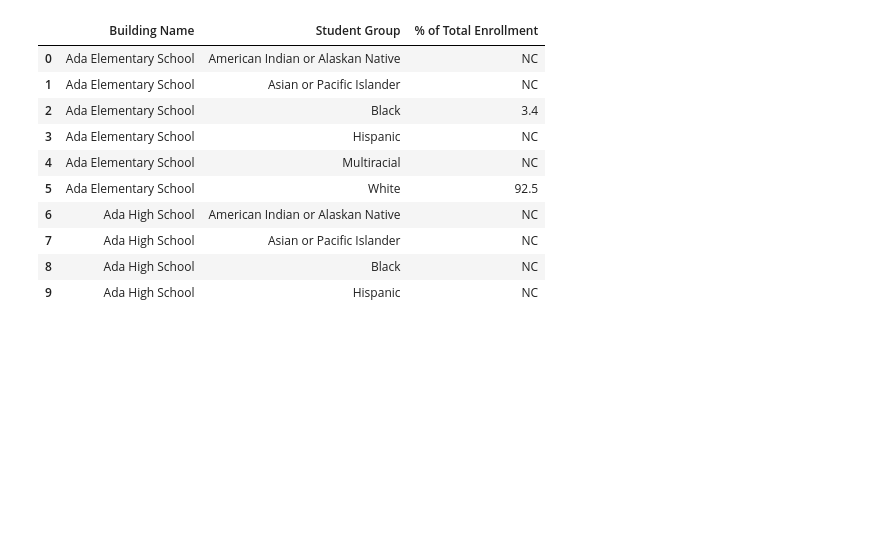
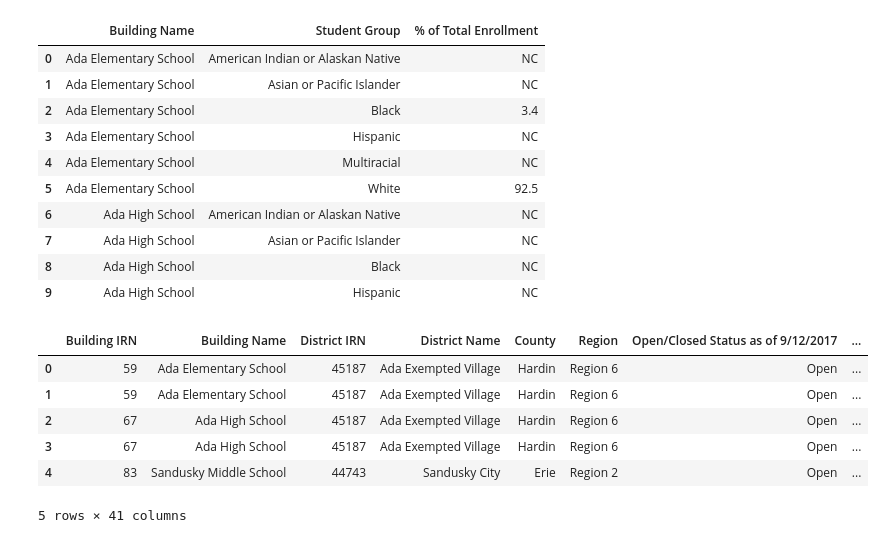
Before and after one commit to Teddi009x/Team_Scholastic_Crush, a Jupyter notebook: TeamScholasticCrush.ipynb, the cells around one changed output. Drawn from its saved outputs; the diff is of its cells as text; code cells hidden in the pictures; blank space fills up the shorter version.

```diff
--- a/TeamScholasticCrush.ipynb
+++ b/TeamScholasticCrush.ipynb
@@ -100,3 +100,15 @@ public_race_black = df_black.merge(public_df, on="Building Name")
 public_race_black = public_race_black.replace(to_replace="", value="0")
 public_race_white = public_race_white.replace(to_replace="", value="0")
 public_race_latinx = public_race_latinx.replace(to_replace="", value="0")
+# %%
+csvpath3 = "Resources/Economic.csv"
+raw_data_econ = pd.read_csv(csvpath3)
+raw_data_econ.head()
+# %% [output]
+|  | Building IRN | Building Name | District IRN | District Name | County | Region | Open/Closed Status as of 9/12/2017 | ... |
+| 0 | 59 | Ada Elementary School | 45187 | Ada Exempted Village | Hardin | Region 6 | Open | ... |
+| 1 | 59 | Ada Elementary School | 45187 | Ada Exempted Village | Hardin | Region 6 | Open | ... |
+| 2 | 67 | Ada High School | 45187 | Ada Exempted Village | Hardin | Region 6 | Open | ... |
+| 3 | 67 | Ada High School | 45187 | Ada Exempted Village | Hardin | Region 6 | Open | ... |
+| 4 | 83 | Sandusky Middle School | 44743 | Sandusky City | Erie | Region 2 | Open | ... |
+5 rows × 41 columns
```
Also changed, not shown: parts of 4 cells of this notebook.
